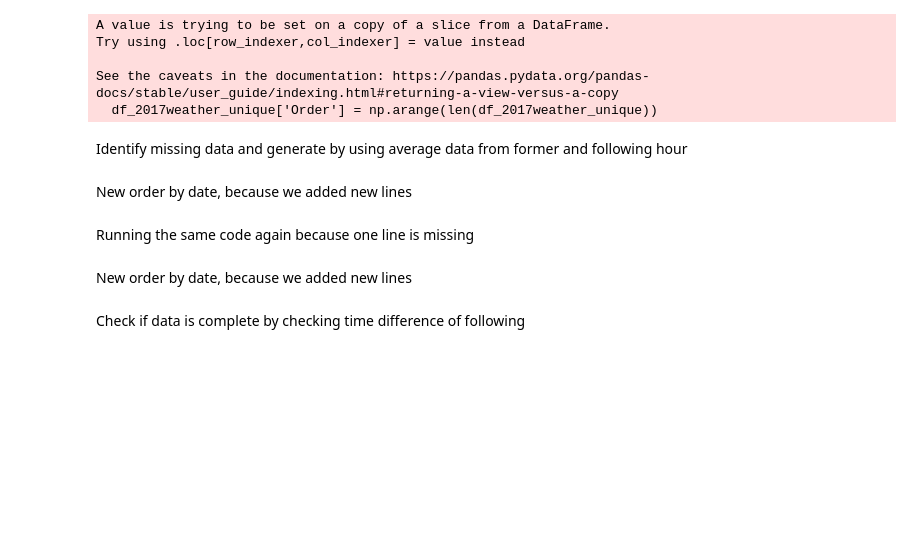
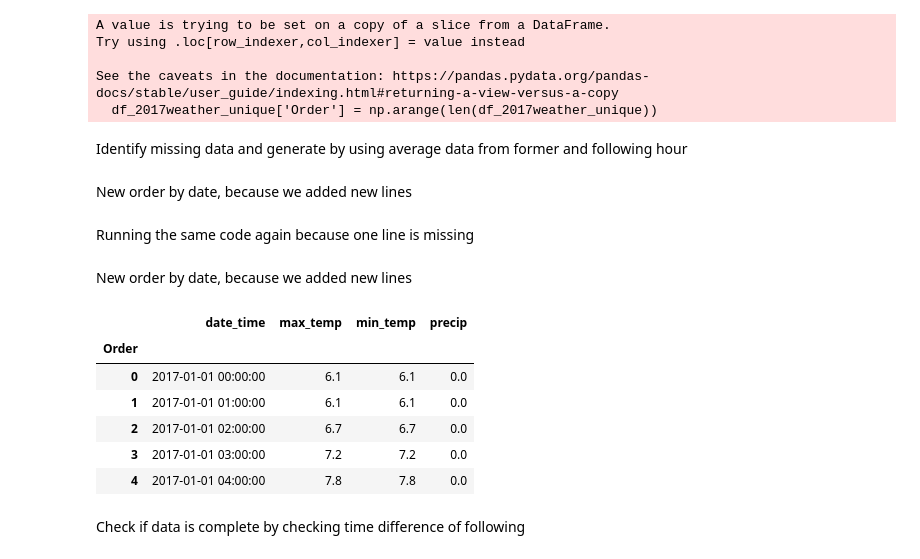
Before and after one commit to GoebelM94/dsml2021, a Jupyter notebook: notebooks/Regression.ipynb, the cells around one changed output. Cells and saved outputs as stored; diff of their text form; code cells hidden in the pictures; blank space fills up the shorter version.

```diff
--- a/notebooks/Regression.ipynb
+++ b/notebooks/Regression.ipynb
@@ -101,7 +101,16 @@ New order by date, because we added new lines
 # %%
 df_2017weather_unique = df_2017weather_unique.sort_values(by=['date_time'])
 df_2017weather_unique['Order'] = np.arange(len(df_2017weather_unique))
 df_2017weather_unique = df_2017weather_unique.set_index('Order')
+df_2017weather_unique.head()
+# %% [output]
+|  | date_time | max_temp | min_temp | precip |
+| Order |  |  |  |  |
+| 0 | 2017-01-01 00:00:00 | 6.1 | 6.1 | 0.0 |
+| 1 | 2017-01-01 01:00:00 | 6.1 | 6.1 | 0.0 |
+| 2 | 2017-01-01 02:00:00 | 6.7 | 6.7 | 0.0 |
+| 3 | 2017-01-01 03:00:00 | 7.2 | 7.2 | 0.0 |
+| 4 | 2017-01-01 04:00:00 | 7.8 | 7.8 | 0.0 |
 # %% [markdown]
 Check if data is complete by checking time difference of following
 # %%
```
Also changed, not shown: parts of 18 cells of this notebook.
